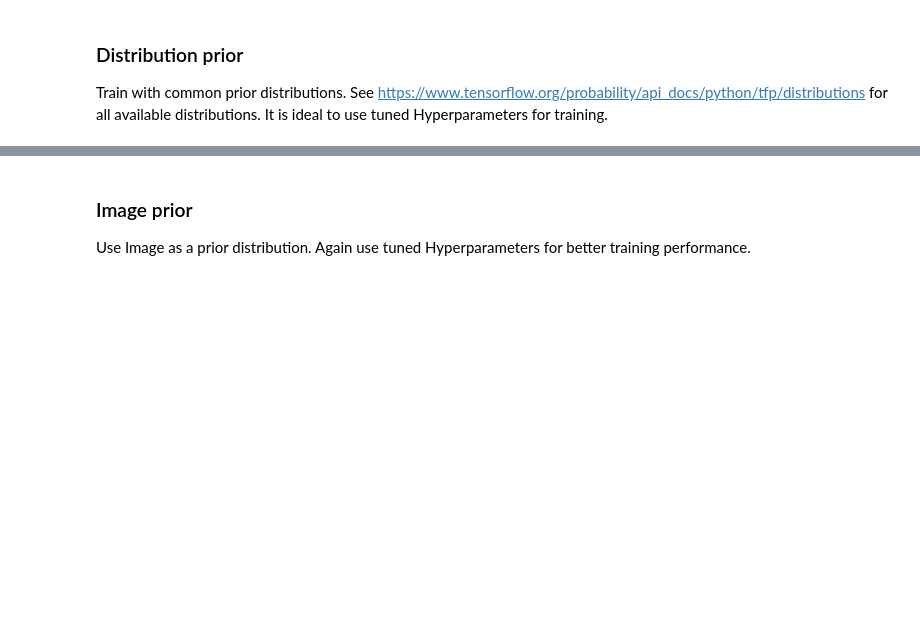
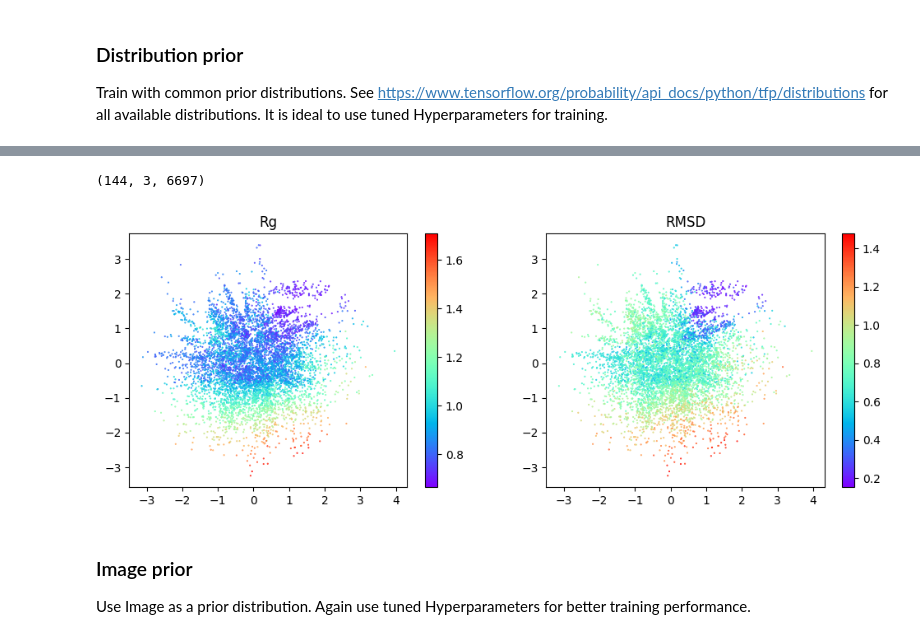
Before and after one commit to tedeschg/ASMSA, a Jupyter notebook: train.ipynb, the cells around one changed output, grey strips where cells are left out. Saved outputs shown, nothing was run; the diff lists cells and outputs as text; code cells hidden in the pictures; blank space fills up the shorter version.

```diff
--- a/train.ipynb
+++ b/train.ipynb
@@ -164,6 +299,6 @@ visualizer.Visualizer(figsize=(12,3)).make_visualization(test.call_enc(X_test_np
 # %%
 # load testing trajectory for further visualizations and computations
-tr = md.load('x_train.xtc',top=conf)
+tr = md.load('../DE-Shaw/x_test.xtc',top=conf)
 idx=tr[0].top.select("name CA")
 
 # for trivial cases like AlanineDipeptide
@@ -172,24 +307,28 @@ idx=tr[0].top.select("name CA")
 tr.superpose(tr[0],atom_indices=idx)
 geom = np.moveaxis(tr.xyz ,0,-1)
 geom.shape
+# %% [output]
+(144, 3, 6697)
 # %%
 # Rgyr and rmsd color coded in low dim (rough view), compute any other properties according to your needs
 
-lows = test.call_enc(X_train_np).numpy()
+lows = test.call_enc(X_test_np).numpy()
 rg = md.compute_rg(tr)
 base = md.load(conf)
 rmsd = md.rmsd(tr,base[0])
 cmap = plt.get_cmap('rainbow')
 plt.figure(figsize=(12,4))
 plt.subplot(121)
 plt.scatter(lows[:,0],lows[:,1],marker='.',c=rg,cmap=cmap,s=1)
 plt.colorbar(cmap=cmap)
 plt.title("Rg")
 plt.subplot(122)
 plt.scatter(lows[:,0],lows[:,1],marker='.',c=rmsd,cmap=cmap,s=1)
 plt.colorbar(cmap=cmap)
 plt.title("RMSD")
 plt.show()
+# %% [output]
+[figure, added]
 # %% [markdown]
 ### Image prior
 
```
Also changed, not shown: parts of 16 cells of this notebook, 19 other files.
